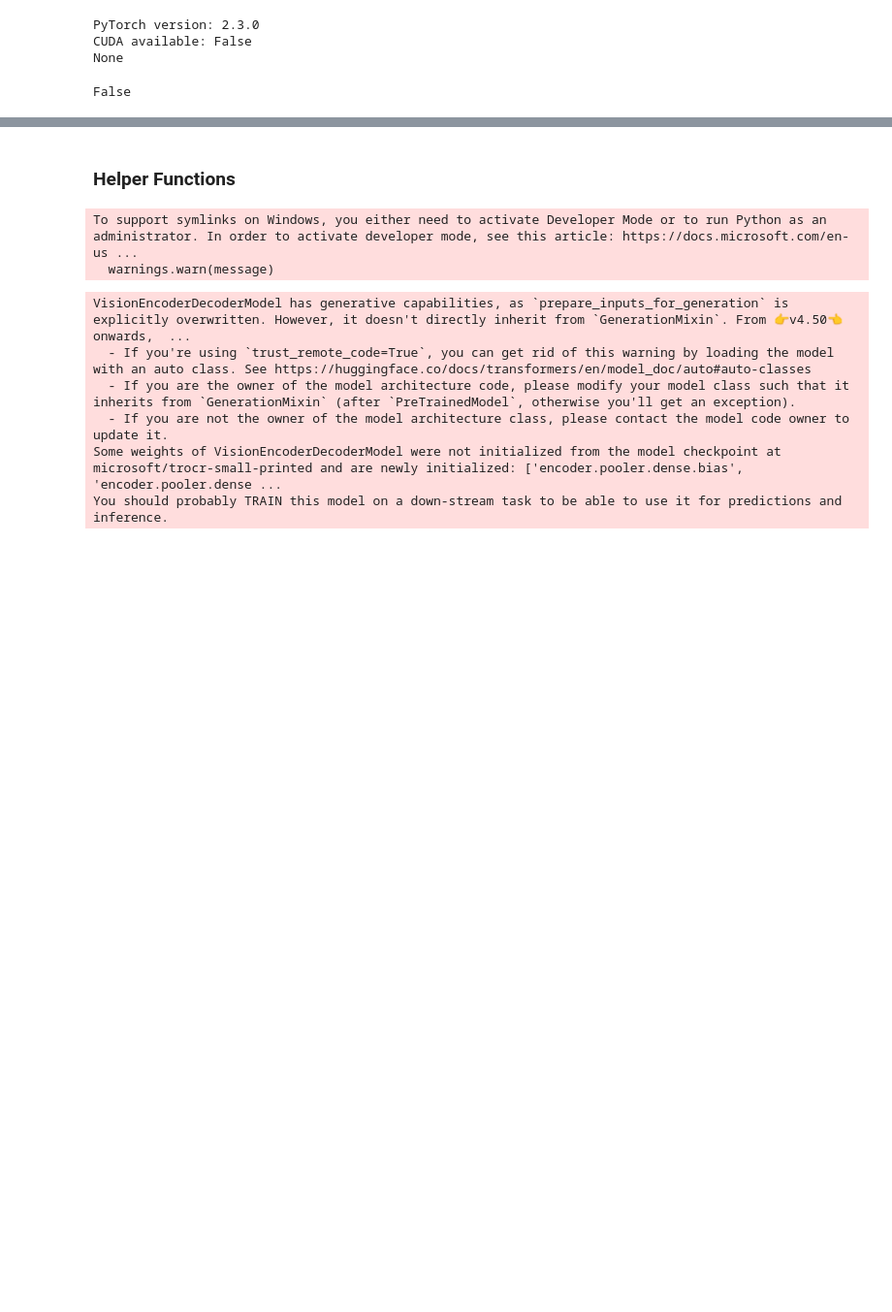
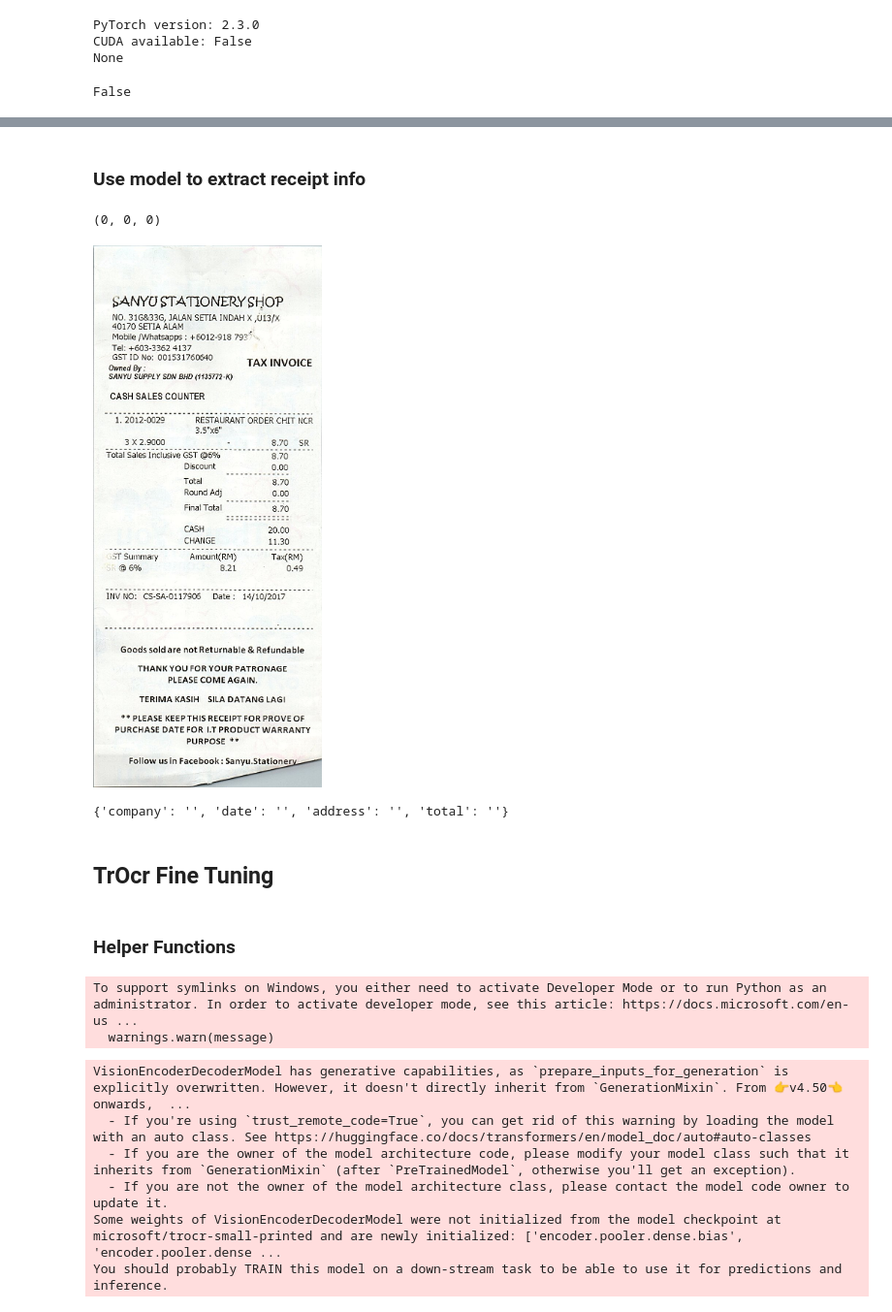
Before and after one commit to IsaiahIruoha/receiptvault, a Jupyter notebook: backend/ml/experiments/transformer experiments.ipynb, the cells around one changed output, grey strips where cells are left out. Shown at 97% size. Cells and saved outputs as stored; diff of their text form; code cells hidden in the pictures; blank space fills up the shorter version.

Commit message:
Pushing files in smaller chunks. Includes new trained model LayoutLMv3 and partially working ReceiptReader Class.

```diff
--- a/backend/ml/experiments/transformer experiments.ipynb
+++ b/backend/ml/experiments/transformer experiments.ipynb
@@ -36,0 +509,2 @@ device = torch.device('cuda' if torch.cuda.is_available else 'cpu')
+# %% [markdown]
+### Use model to extract receipt info
@@ -36,0 +576,41 @@ device = torch.device('cuda' if torch.cuda.is_available else 'cpu')
+# %%
+import PIL
+
+image = PIL.Image.open("C:/Users/Lenovo/Documents/GitHub/Elec376_F24_group7/backend/ml/data/unprocessed/SROIE2019/test/img/X51007339122.jpg").convert("RGB")
+receipt_reader = ReceiptReader()
+receipt_data = receipt_reader(image)
+len(receipt_data["words"]), len(receipt_data["bboxes"]), len(receipt_data["labels"])
+# %% [output]
+(0, 0, 0)
+# %%
+from PIL import ImageDraw
+class ReceiptLabeler:
+  def __init__(self, path_to_model="model"):
+    self.receipt_reader = ReceiptReader(path_to_model)
+    self.label_colors = {
+        "O": "yellow",
+        "B-COMPANY": "purple",
+        "B-DATE": "green",
+        "B-ADDRESS": "blue",
+        "B-TOTAL": "red"
+    }
+
+  def __call__(self, image, include_others=False, include_words=False):
+    receipt_data = self.receipt_reader(image)
+
+    labeled_image = image.copy()
+    draw = ImageDraw.Draw(labeled_image)
+    for word, bbox, label in zip(receipt_data['words'], receipt_data["bboxes"], receipt_data["labels"]):
+      if include_others or label != "O":
+        draw.rectangle(bbox, outline=self.label_colors[label], width=2)
+        draw.text((bbox[0], bbox[1]-10), label, fill=self.label_colors[label])
+        if include_words:
+          draw.text((bbox[0], bbox[3]), word, fill=self.label_colors[label])
+
+    return labeled_image
+# %%
+receipt_labeler = ReceiptLabeler()
+labeled_image = receipt_labeler(image, include_words=True)
+labeled_image
+# %% [output]
+[figure, added]
@@ -37,3 +664,10 @@ device = torch.device('cuda' if torch.cuda.is_available else 'cpu')
+# %%
+receipt_info_extractor = ReceiptInformationExtractor()
+receipt_info_extractor(image)
+# %% [output]
+{'company': '', 'date': '', 'address': '', 'total': ''}
+# %% [markdown]
+## TrOcr Fine Tuning
 # %% [markdown]
 ### Helper Functions
 # %%
```
Also changed, not shown: parts of 54 cells of this notebook, 1 other file.
